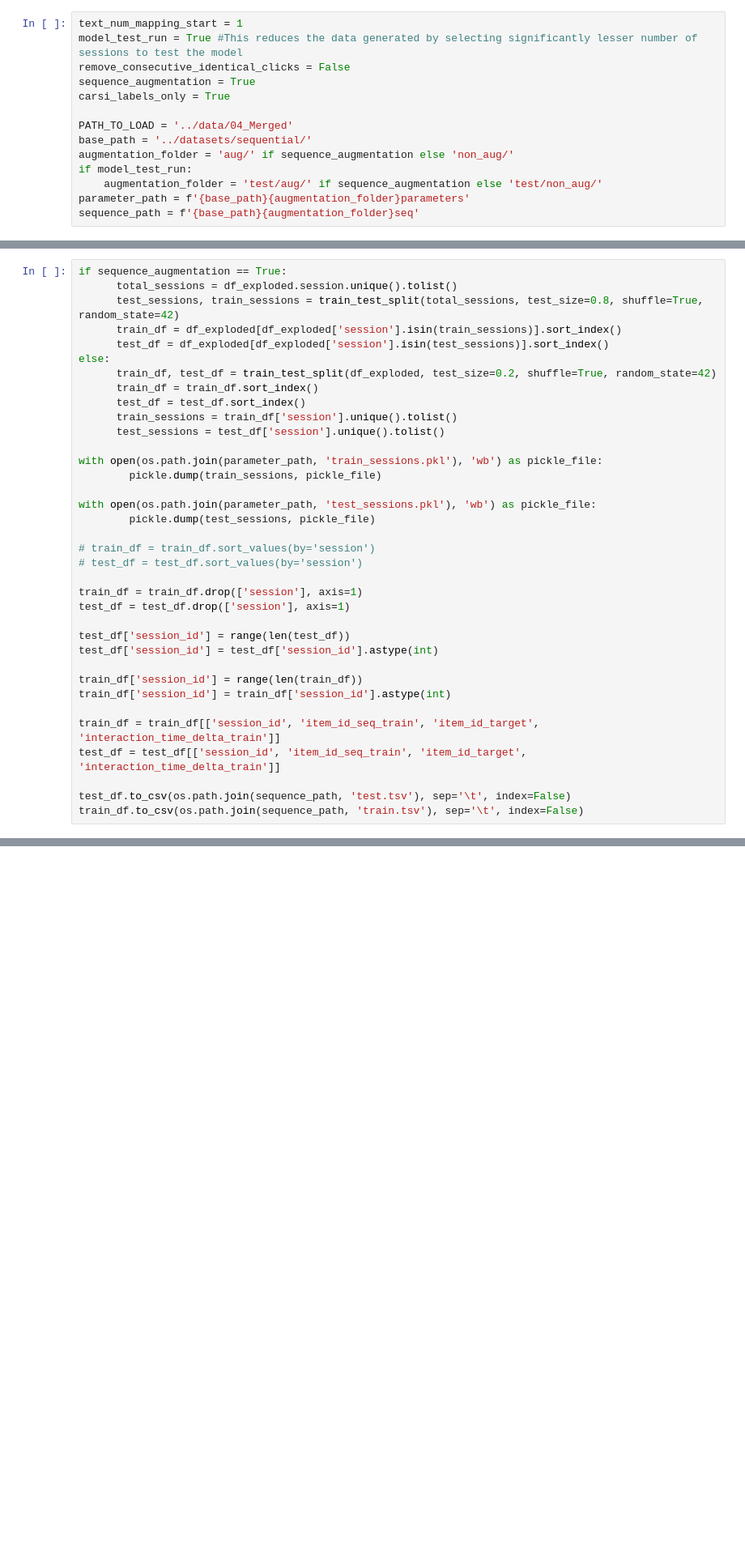
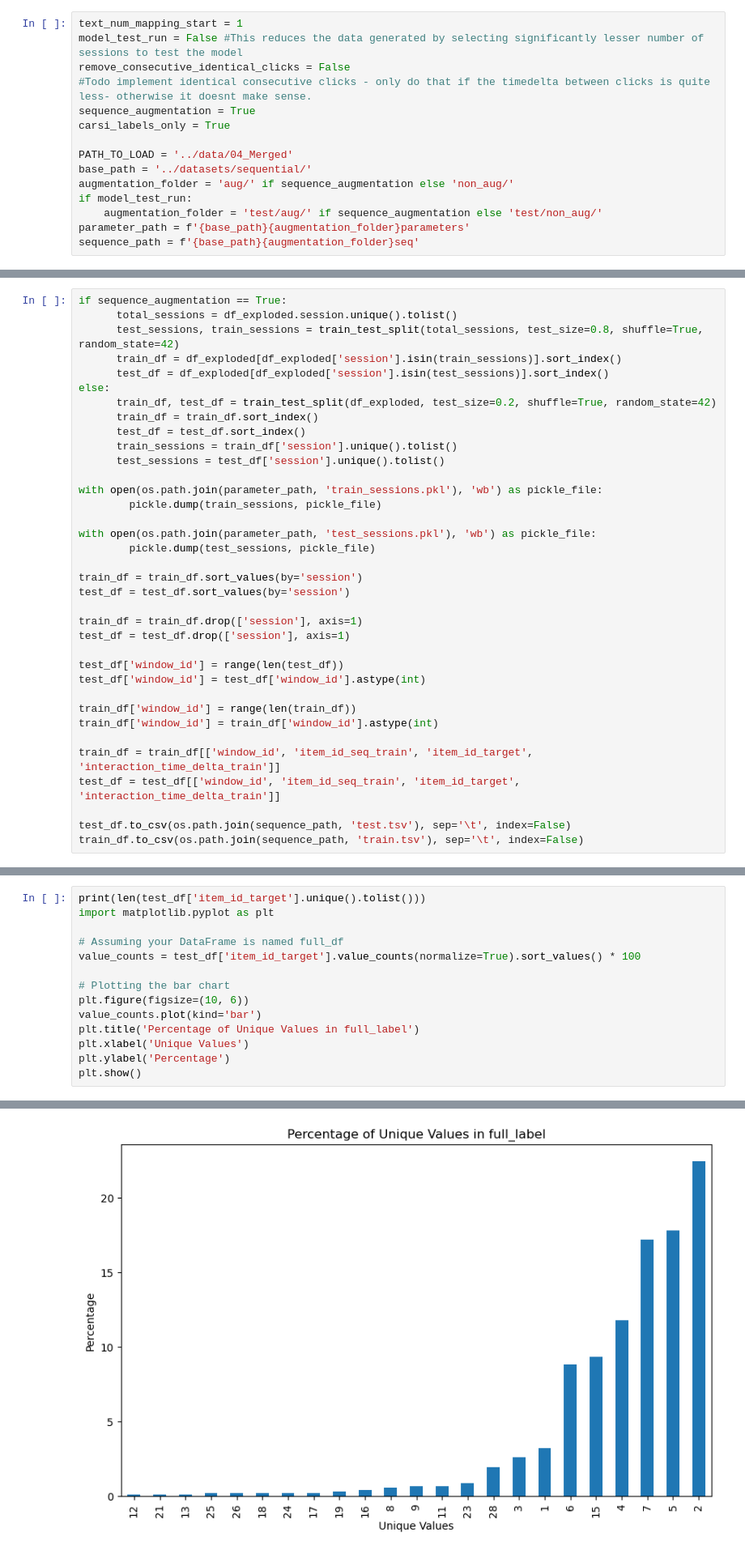
Before and after one commit to sreeragvn/CARSI-II-Master-Thesis-Context-Aware-Recsys, a Jupyter notebook: preprocessing/05_sequencing.ipynb, the cells around one changed output, grey strips where cells are left out. Shown at 81% size. Saved outputs shown, nothing was run; the diff lists cells and outputs as text; blank space fills up the shorter version.

Commit message:
fix data preprocessing

```diff
--- a/preprocessing/05_sequencing.ipynb
+++ b/preprocessing/05_sequencing.ipynb
@@ -13,8 +13,9 @@ import torch
 import pickle
 # %%
 text_num_mapping_start = 1
-model_test_run = True #This reduces the data generated by selecting significantly lesser number of sessions to test the model
+model_test_run = False #This reduces the data generated by selecting significantly lesser number of sessions to test the model
 remove_consecutive_identical_clicks = False
+#Todo implement identical consecutive clicks - only do that if the timedelta between clicks is quite less- otherwise it doesnt make sense.
 sequence_augmentation = True
 carsi_labels_only = True
 
@@ -250,20 +251,20 @@ with open(os.path.join(parameter_path, 'train_sessions.pkl'), 'wb') as pickle_fi
 with open(os.path.join(parameter_path, 'test_sessions.pkl'), 'wb') as pickle_file:
         pickle.dump(test_sessions, pickle_file)
 
-# train_df = train_df.sort_values(by='session')
-# test_df = test_df.sort_values(by='session')
+train_df = train_df.sort_values(by='session')
+test_df = test_df.sort_values(by='session')
 
 train_df = train_df.drop(['session'], axis=1)
 test_df = test_df.drop(['session'], axis=1)
 
-test_df['session_id'] = range(len(test_df))
-test_df['session_id'] = test_df['session_id'].astype(int)
+test_df['window_id'] = range(len(test_df))
+test_df['window_id'] = test_df['window_id'].astype(int)
 
-train_df['session_id'] = range(len(train_df))
-train_df['session_id'] = train_df['session_id'].astype(int)
+train_df['window_id'] = range(len(train_df))
+train_df['window_id'] = train_df['window_id'].astype(int)
 
-train_df = train_df[['session_id', 'item_id_seq_train', 'item_id_target', 'interaction_time_delta_train']]
-test_df = test_df[['session_id', 'item_id_seq_train', 'item_id_target', 'interaction_time_delta_train']]
+train_df = train_df[['window_id', 'item_id_seq_train', 'item_id_target', 'interaction_time_delta_train']]
+test_df = test_df[['window_id', 'item_id_seq_train', 'item_id_target', 'interaction_time_delta_train']]
 
 test_df.to_csv(os.path.join(sequence_path, 'test.tsv'), sep='\t', index=False)
 train_df.to_csv(os.path.join(sequence_path, 'train.tsv'), sep='\t', index=False)
@@ -373,0 +356,15 @@ print(max_values.tolist())
+# %%
+print(len(test_df['item_id_target'].unique().tolist()))
+import matplotlib.pyplot as plt
+
+# Assuming your DataFrame is named full_df
+value_counts = test_df['item_id_target'].value_counts(normalize=True).sort_values() * 100
+
+# Plotting the bar chart
+plt.figure(figsize=(10, 6))
+value_counts.plot(kind='bar')
+plt.title('Percentage of Unique Values in full_label')
+plt.xlabel('Unique Values')
+plt.ylabel('Percentage')
+plt.show()
+# %% [output]
@@ -373,0 +372 @@ print(max_values.tolist())
+[figure, added]
```
Also changed, not shown: parts of 4 cells of this notebook, 25 other files.
